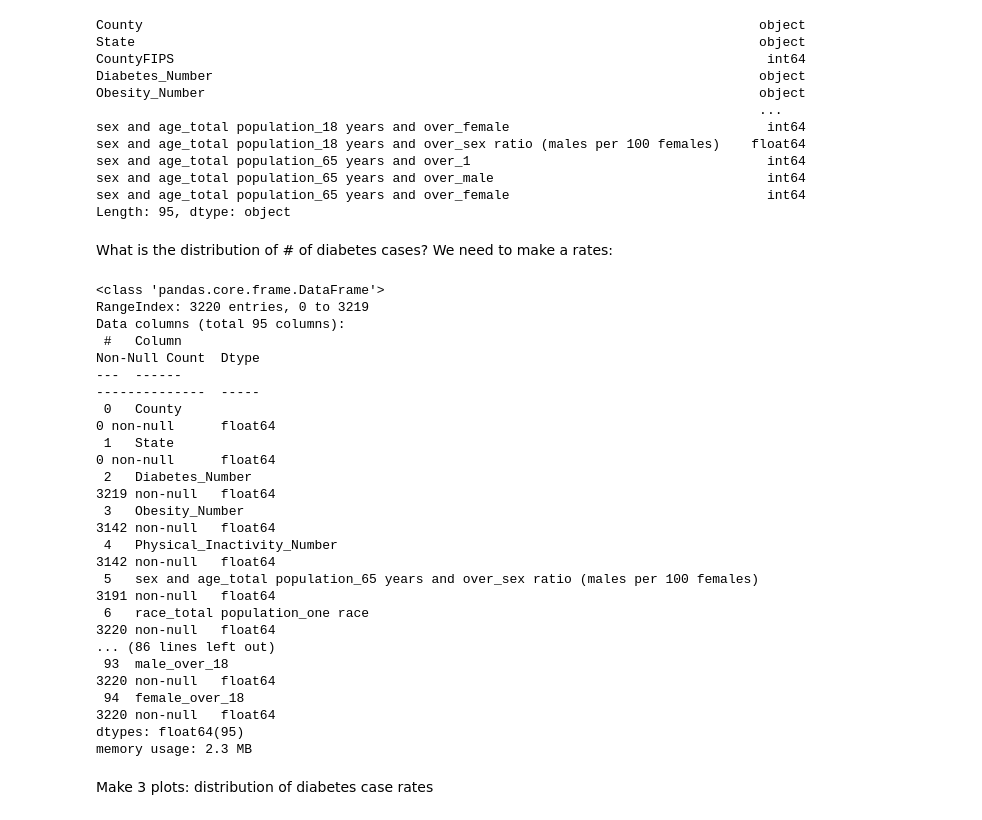
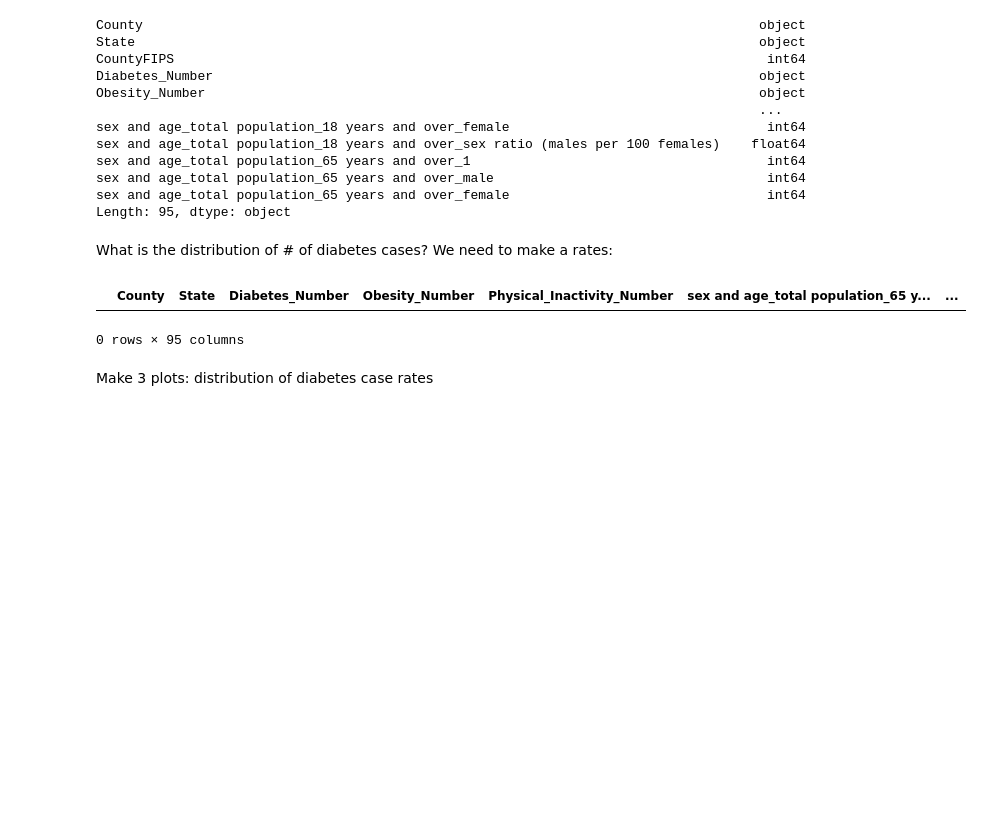
Before and after one commit to ElizabethBreen/CSS_Project2, a Jupyter notebook: project_2_notebook.ipynb, the cells around one changed output. Drawn from its saved outputs; the diff is of its cells as text; code cells hidden in the pictures; blank space fills up the shorter version.

```diff
--- a/project_2_notebook.ipynb
+++ b/project_2_notebook.ipynb
@@ -77,36 +57,16 @@ Length: 95, dtype: object
 # %% [markdown]
 What is the distribution of # of diabetes cases? We need to make a rates:
 # %%
-
+#create proportions by sex
 diabetes['male_over_18']=diabetes['sex and age_total population_18 years and over_male']/diabetes['sex and age_total population_18 years and over']
-
 diabetes['female_over_18']=diabetes['sex and age_total population_18 years and over_female']/diabetes['sex and age_total population_18 years and over']
-
-
 
 diabetes = diabetes.apply(pd.to_numeric, errors = 'coerce')
 d_rates = diabetes.drop (["CountyFIPS", "race_total population"], axis = 1).div(diabetes['race_total population'], axis = "index")
 d_rates.dropna()
-
-d_rates.info()
 # %% [output]
+|  | County | State | Diabetes_Number | Obesity_Number | Physical_Inactivity_Number | sex and age_total population_65 y... | ... |
-<class 'pandas.core.frame.DataFrame'>
-RangeIndex: 3220 entries, 0 to 3219
-Data columns (total 95 columns):
- #   Column                                                                                                                                                Non-Null Count  Dtype
----  ------                                                                                                                                                --------------  -----
- 0   County                                                                                                                                                0 non-null      float64
- 1   State                                                                                                                                                 0 non-null      float64
- 2   Diabetes_Number                                                                                                                                       3219 non-null   float64
- 3   Obesity_Number                                                                                                                                        3142 non-null   float64
- 4   Physical_Inactivity_Number                                                                                                                            3142 non-null   float64
- 5   sex and age_total population_65 years and over_sex ratio (males per 100 females)                                                                      3191 non-null   float64
- 6   race_total population_one race                                                                                                                        3220 non-null   float64
-... (86 lines left out)
- 93  male_over_18                                                                                                                                          3220 non-null   float64
- 94  female_over_18                                                                                                                                        3220 non-null   float64
-dtypes: float64(95)
-memory usage: 2.3 MB
+0 rows × 95 columns
 # %% [markdown]
 Make 3 plots:
 distribution of diabetes case rates
```
Also changed, not shown: parts of 9 cells of this notebook.
